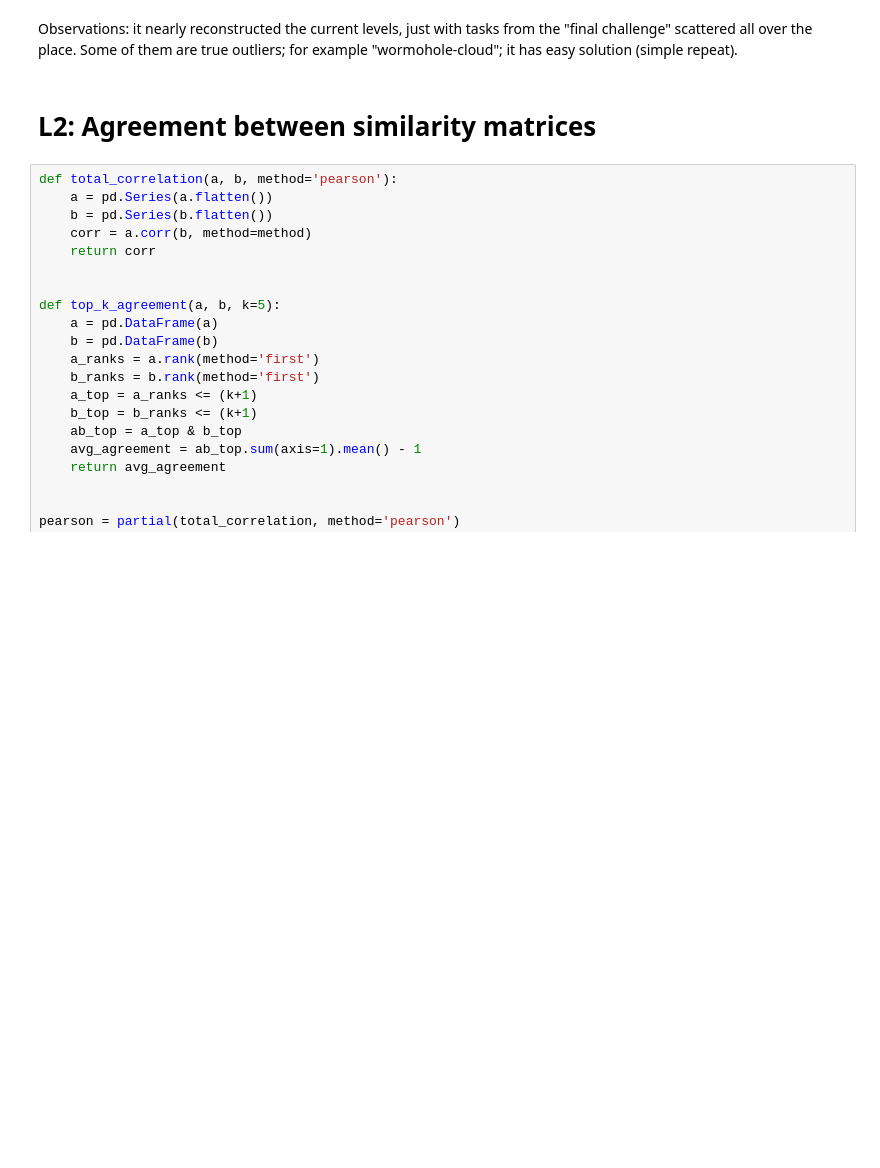
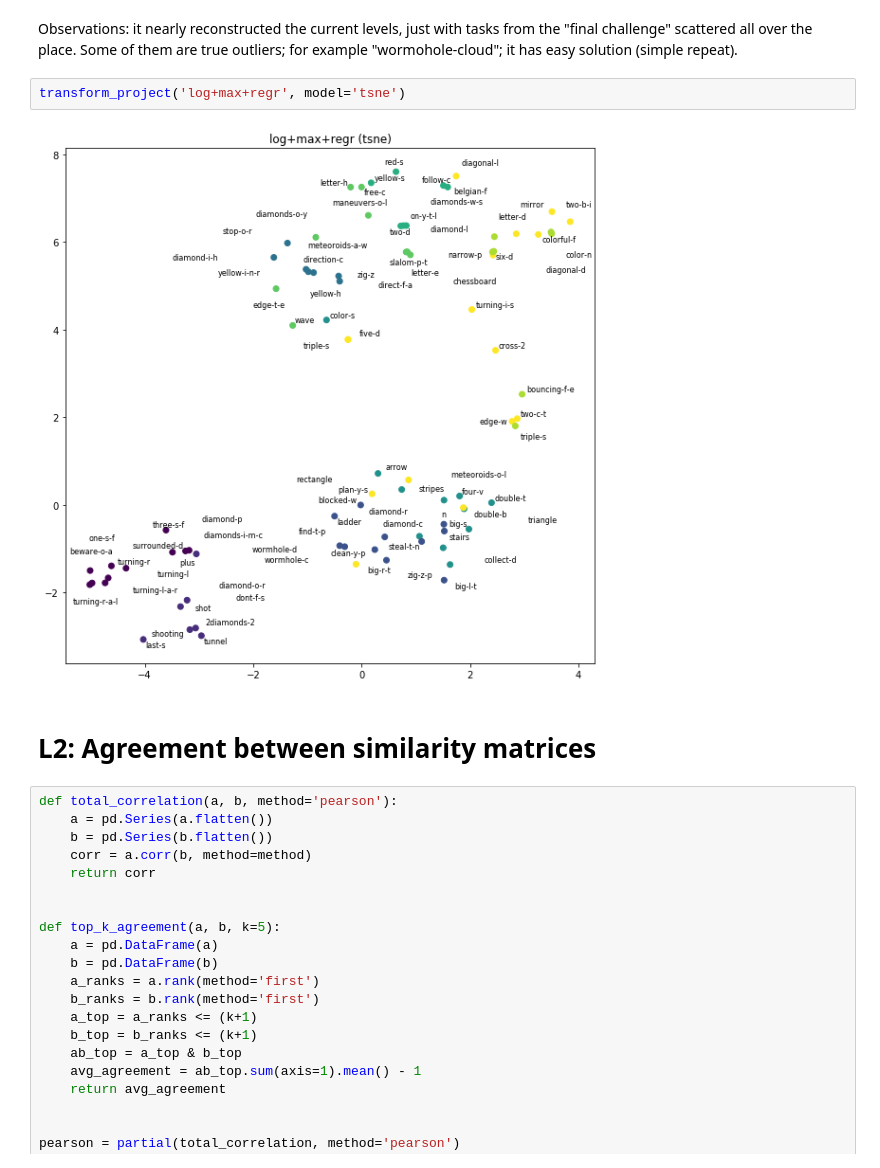
Before and after one commit to adaptive-learning/flocs-analyses, a Jupyter notebook: item_similarity/2018_01_02.ipynb, the cells around one changed output. Drawn from its saved outputs; the diff is of its cells as text; blank space fills up the shorter version.

```diff
--- a/item_similarity/2018_01_02.ipynb
+++ b/item_similarity/2018_01_02.ipynb
@@ -317,5 +348,9 @@ model = project(get_feature_df(transform=transform), model='tsne', label=transfo
 # %% [markdown]
 Observations: it nearly reconstructed the current levels, just with tasks from the "final challenge" scattered all over the place. Some of them are true outliers; for example "wormohole-cloud"; it has easy solution (simple repeat).
+# %%
+transform_project('log+max+regr', model='tsne')
+# %% [output]
+[figure, added]
 # %% [markdown]
 # L2: Agreement between similarity matrices
 # %%
```
Also changed, not shown: parts of 10 cells of this notebook.
